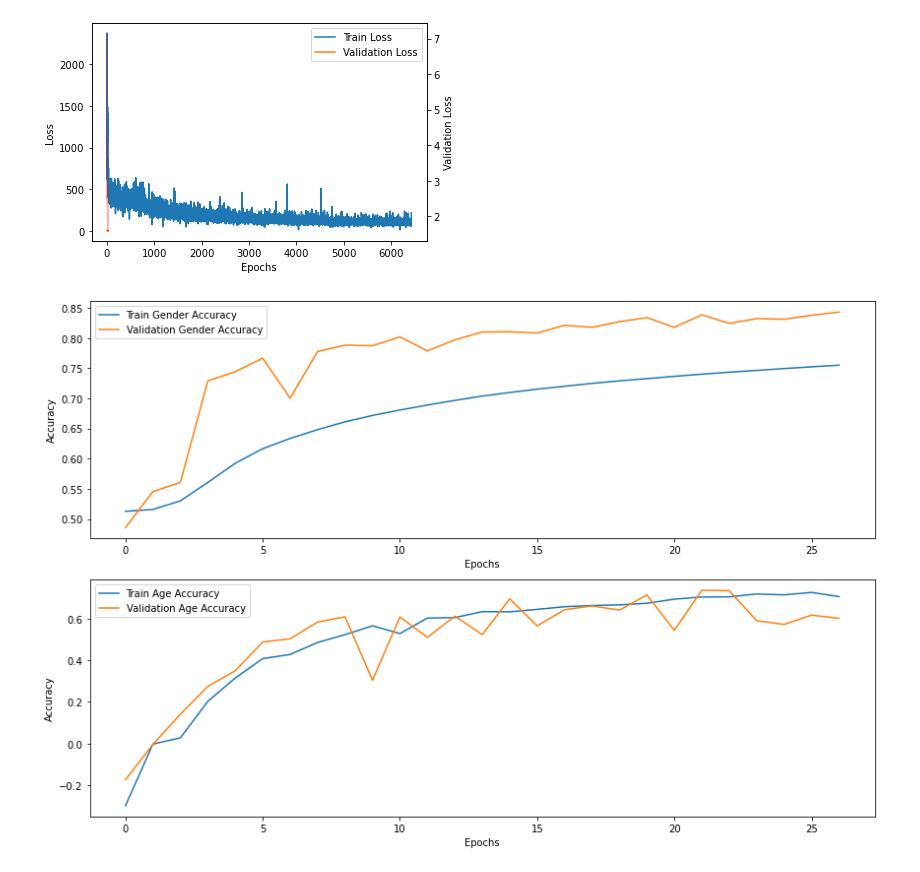
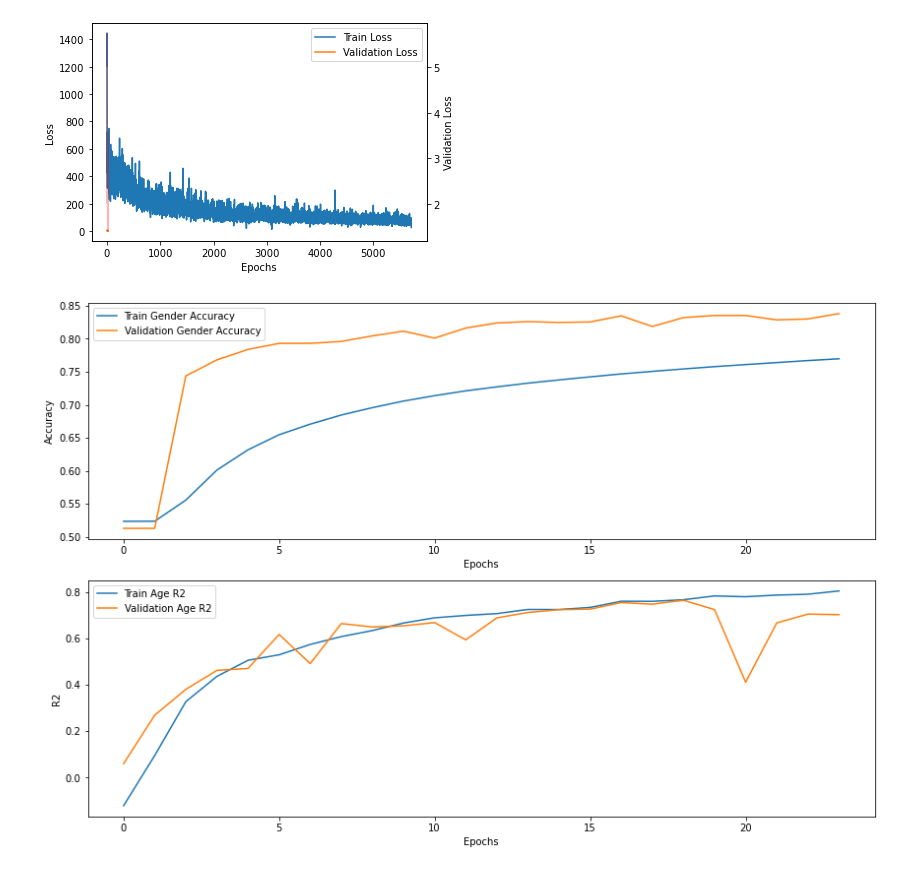
Before and after one commit to plspeziali/AgeGender-CNN, a Jupyter notebook: Notebook/AgeGender-Single.ipynb, the cells around one changed output. Saved outputs shown, nothing was run; the diff lists cells and outputs as text; code cells hidden in the pictures.

Commit message:
Improved accuracy, corrected errors

```diff
--- a/Notebook/AgeGender-Single.ipynb
+++ b/Notebook/AgeGender-Single.ipynb
@@ -60,7 +60,7 @@ class UTKFaceDataset(Dataset):
         return image, gender, age
 
 # Crea istanze del dataset per addestramento e test
-train_dataset = UTKFaceDataset(dataframe=train_df, root_dir=dataset_path, transform=augmentation_transform)
+train_dataset = UTKFaceDataset(dataframe=train_df, root_dir=dataset_path, transform=transform)
 val_dataset = UTKFaceDataset(dataframe=val_df, root_dir=dataset_path, transform=transform)
 test_dataset = UTKFaceDataset(dataframe=test_df, root_dir=dataset_path, transform=transform)
 
@@ -279,8 +279,8 @@ for epoch in range(num_epochs):
     train_gender_accuracy_list.append(train_gender_accuracy)
     val_gender_accuracy_list.append(val_gender_accuracy)
 
-    train_age_accuracy_list.append(train_age_r2)
-    val_age_accuracy_list.append(val_age_r2)
+    train_age_r2_list.append(train_age_r2)
+    val_age_r2_list.append(val_age_r2)
 
     avg_val_loss_gender = val_loss_gender / total_samples
     avg_val_loss_age = val_loss_age / total_samples
@@ -346,31 +346,31 @@ plt.ylabel('Validation Loss')
 
 plt.show()
 # %% [output]
-[figure, old version]
+[figure, new version]
 # %%
 # Plot dell'andamento dell'accuratezza
 plt.figure(figsize=(12, 8))
 
 # Plot per il genere
 plt.subplot(2, 1, 1)
 plt.plot(train_gender_accuracy_list, label='Train Gender Accuracy')
 plt.plot(val_gender_accuracy_list, label='Validation Gender Accuracy')
 plt.xlabel('Epochs')
 plt.ylabel('Accuracy')
 plt.legend()
 
 # Plot per l'età
 plt.subplot(2, 1, 2)
-plt.plot(train_age_accuracy_list, label='Train Age Accuracy')
-plt.plot(val_age_accuracy_list, label='Validation Age Accuracy')
+plt.plot(train_age_r2_list, label='Train Age R2')
+plt.plot(val_age_r2_list, label='Validation Age R2')
 plt.xlabel('Epochs')
-plt.ylabel('Accuracy')
+plt.ylabel('R2')
 plt.legend()
 
 plt.tight_layout()
 plt.show()
 # %% [output]
-[figure, old version]
+[figure, new version]
 # %%
 import matplotlib.pyplot as plt
 import numpy as np
```
Also changed, not shown: parts of 4 cells of this notebook.
